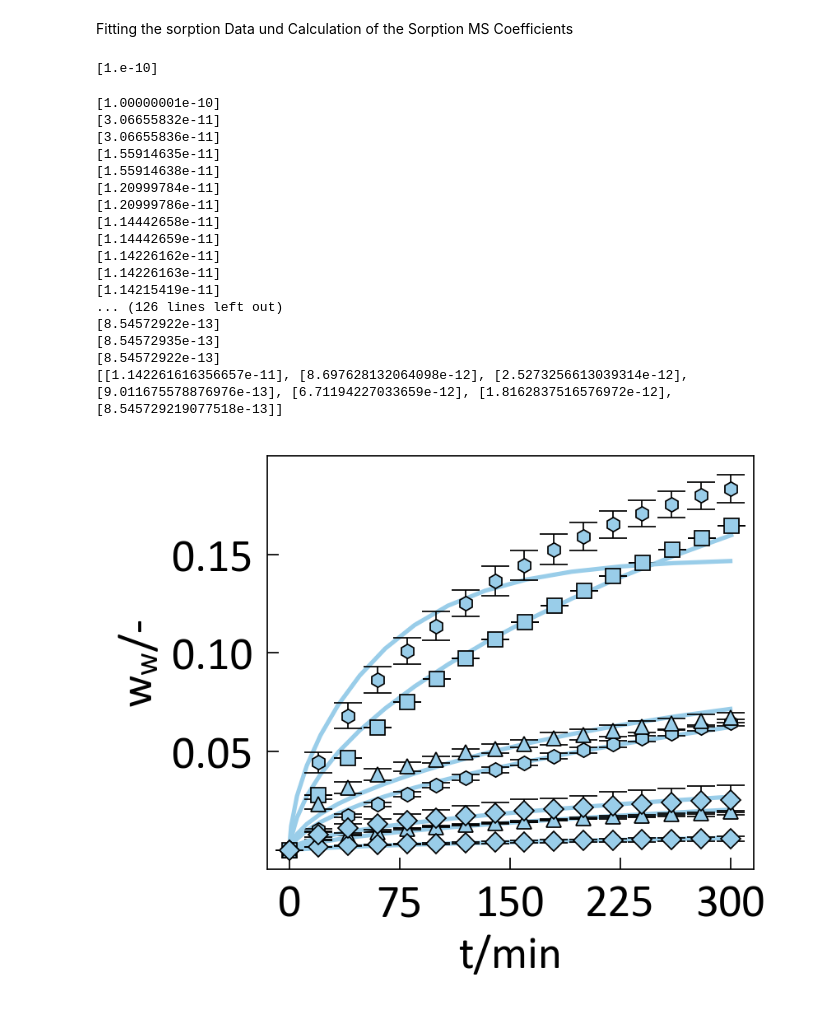
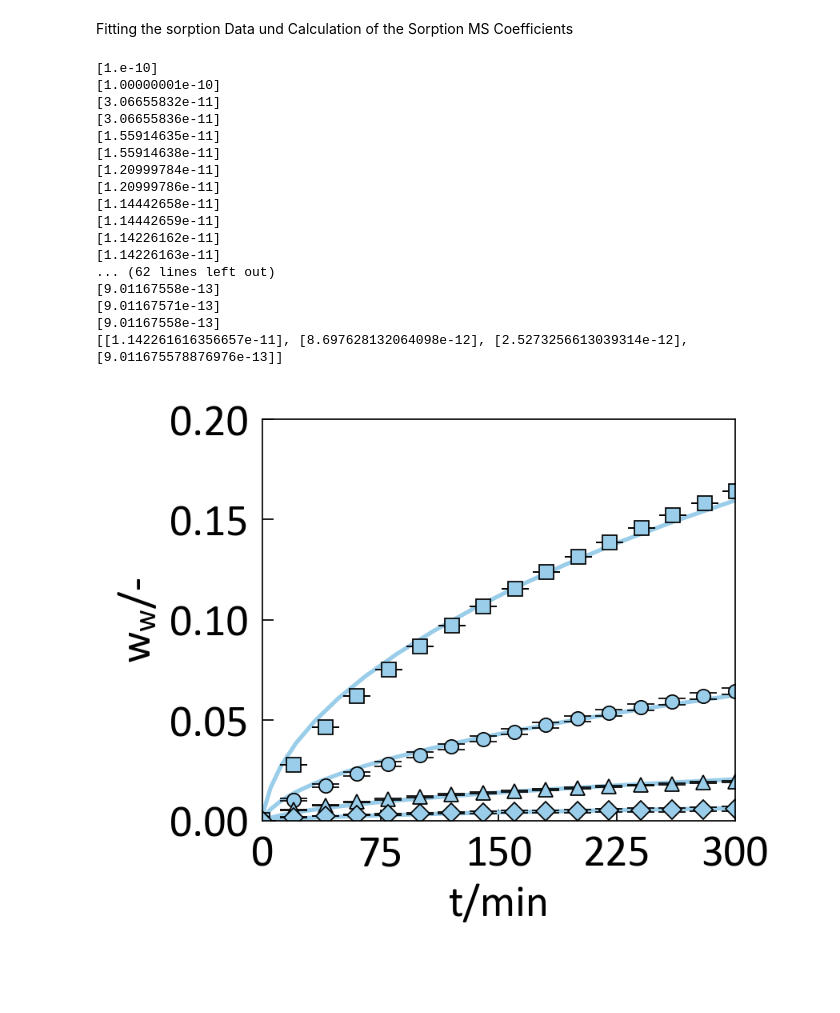
Before and after one commit to Borrdom/diffusionpy, a Jupyter notebook: examples_notebooks/04b_watersorption_PVPVA.ipynb, the cells around one changed output. Saved outputs shown, nothing was run; the diff lists cells and outputs as text; code cells hidden in the pictures; blank space fills up the shorter version.

```diff
--- a/examples_notebooks/04b_watersorption_PVPVA.ipynb
+++ b/examples_notebooks/04b_watersorption_PVPVA.ipynb
@@ -145,11 +145,11 @@ def plot_fit_sorp (L,DL):
     nt=len(t_sorp)
     t=np.linspace(0,t_sorp[-1]**0.5,nt)**2
     if DL==0.:
-        sym="o"
+        sym="h"
     elif DL==0.1:
         sym="s"
     elif DL==0.3:
-        sym="h"
+        sym="o"
     elif DL==0.5:
         sym='^'
     elif DL==0.7:
@@ -162,51 +162,53 @@ def plot_fit_sorp (L,DL):
     ax1.plot(DL,Dsorpopt,'C1o')
     ax1.set_xlabel("DL/-")
     ax1.set_ylabel("$D_w/m^2 s^{-1}$")
+    ax.set_ylim(0,0.2)
+    ax.set_xlim(0,300.)
+    ax.set_yticks([0,0.05,0.1,0.15,0.2])
     ds.append(Dsorpopt)
     #xL = np.linspace(0.3,0.7,3)
     #for D in xL:
     #    a,b,c,d = Choose_Sorp(L,D)
     #    list.append(b)
     #Dvec_sorp= np.array(list)
     #fig,axis = plt.subplots()
     #axis.plot(xL,Dvec_sorp,'b*')
 
 
 # plot_fit_sorp(1,0.)
 # plot_fit_sorp(0.25,0.3)
 # plot_fit_sorp(0.25,0.5)
 # plot_fit_sorp(0.25,0.7)
 #import pandas as pd
 # plot_fit_sorp(1,0)
 plot_fit_sorp(1,0.1)
 plot_fit_sorp(1,0.3)
 plot_fit_sorp(1,0.5)
 plot_fit_sorp(1,0.7)
 
 
 # plot_fit_sorp(0.25,0.3)
 # plot_fit_sorp(0.25,0.5)
 # plot_fit_sorp(0.25,0.7)
 print(np.asarray(ds).tolist())
 plt.show()
 # Export_to_Excel(0.25,0.7)
 # %% [output]
 [1.e-10]
+[1.00000001e-10]
+[3.06655832e-11]
+[3.06655836e-11]
+[1.55914635e-11]
+[1.55914638e-11]
+[1.20999784e-11]
+[1.20999786e-11]
+[1.14442658e-11]
+[1.14442659e-11]
+[1.14226162e-11]
+[1.14226163e-11]
+... (62 lines left out)
+[9.01167558e-13]
+[9.01167571e-13]
+[9.01167558e-13]
+[[1.142261616356657e-11], [8.697628132064098e-12], [2.5273256613039314e-12], [9.011675578876976e-13]]
-[1.00000001e-10]
-[3.06655832e-11]
-[3.06655836e-11]
-[1.55914635e-11]
-[1.55914638e-11]
-[1.20999784e-11]
-[1.20999786e-11]
-[1.14442658e-11]
-[1.14442659e-11]
-[1.14226162e-11]
-[1.14226163e-11]
-[1.14215419e-11]
-... (126 lines left out)
-[8.54572922e-13]
-[8.54572935e-13]
-[8.54572922e-13]
-[[1.142261616356657e-11], [8.697628132064098e-12], [2.5273256613039314e-12], [9.011675578876976e-13], [6.71194227033659e-12], [1.8162837516576972e-12], [8.545729219077518e-13]]
-[figure, old version]
+[figure, new version]
```
Also changed, not shown: parts of 1 cell of this notebook, 1 other file.
